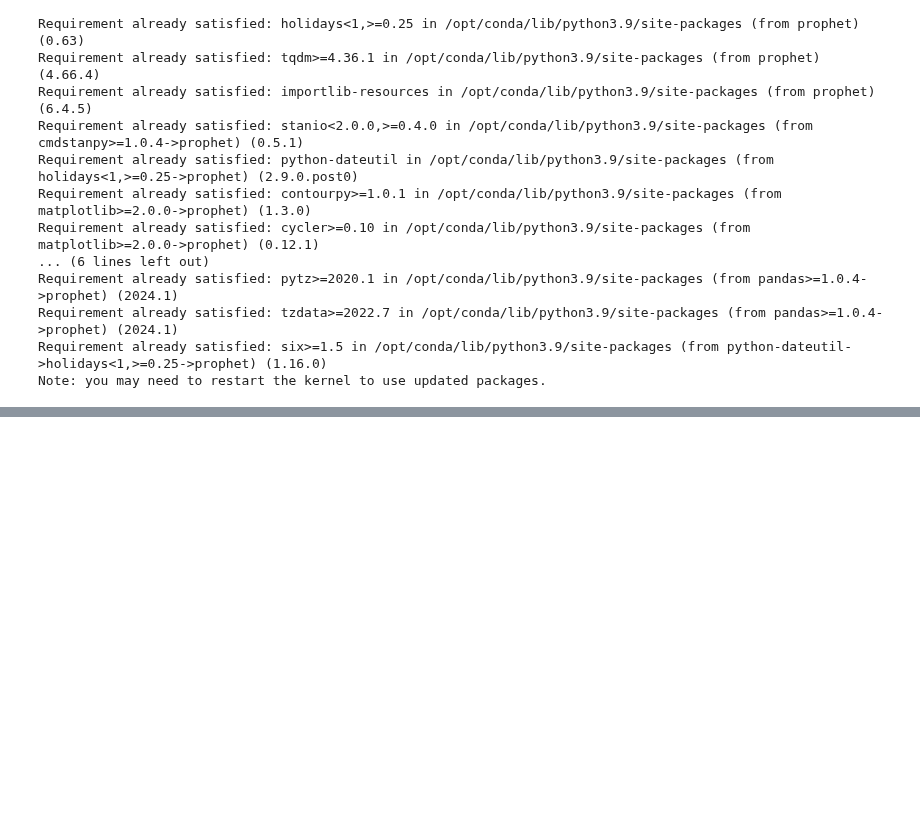
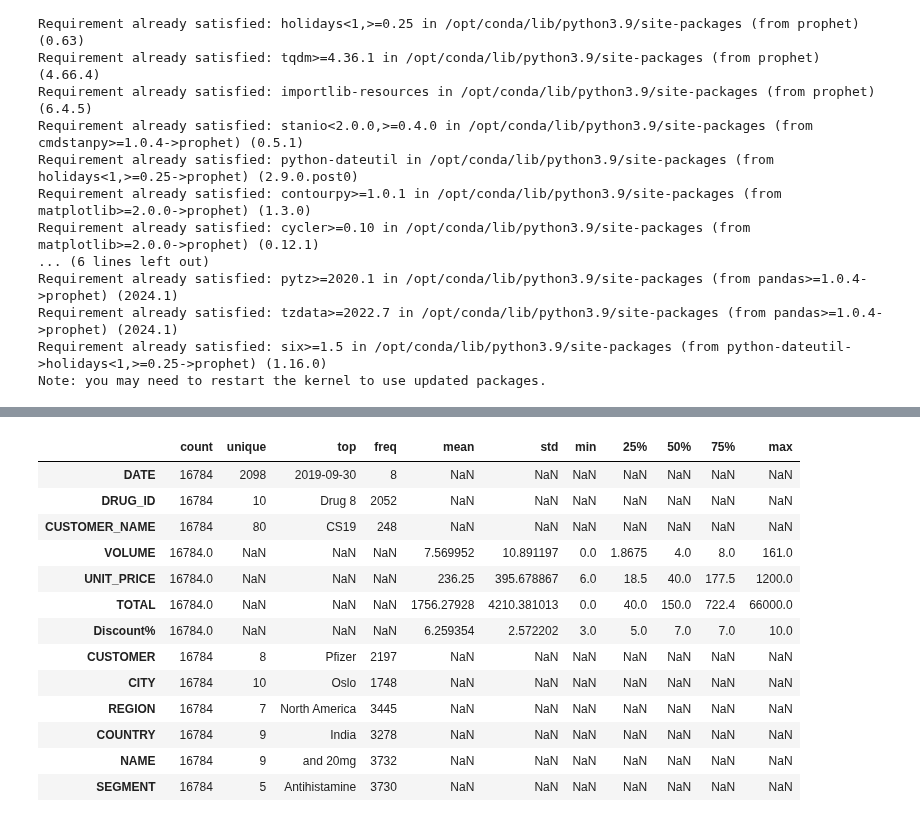
Before and after one commit to SohamLTI/Sarkar, a Jupyter notebook: Pharma Sales Data Analysis.ipynb, the cells around one changed output, grey strips where cells are left out. Drawn from its saved outputs; the diff is of its cells as text; code cells hidden in the pictures; blank space fills up the shorter version.

```diff
--- a/Pharma Sales Data Analysis.ipynb
+++ b/Pharma Sales Data Analysis.ipynb
@@ -96,0 +129,17 @@ Note: you may need to restart the kernel to use updated packages.
+# %%
+df.describe(include='all').T
+# %% [output]
+|  | count | unique | top | freq | mean | std | min | 25% | 50% | 75% | max |
+| DATE | 16784 | 2098 | 2019-09-30 | 8 | NaN | NaN | NaN | NaN | NaN | NaN | NaN |
+| DRUG_ID | 16784 | 10 | Drug 8 | 2052 | NaN | NaN | NaN | NaN | NaN | NaN | NaN |
+| CUSTOMER_NAME | 16784 | 80 | CS19 | 248 | NaN | NaN | NaN | NaN | NaN | NaN | NaN |
+| VOLUME | 16784.0 | NaN | NaN | NaN | 7.569952 | 10.891197 | 0.0 | 1.8675 | 4.0 | 8.0 | 161.0 |
+| UNIT_PRICE | 16784.0 | NaN | NaN | NaN | 236.25 | 395.678867 | 6.0 | 18.5 | 40.0 | 177.5 | 1200.0 |
+| TOTAL | 16784.0 | NaN | NaN | NaN | 1756.27928 | 4210.381013 | 0.0 | 40.0 | 150.0 | 722.4 | 66000.0 |
+| Discount% | 16784.0 | NaN | NaN | NaN | 6.259354 | 2.572202 | 3.0 | 5.0 | 7.0 | 7.0 | 10.0 |
+| CUSTOMER | 16784 | 8 | Pfizer | 2197 | NaN | NaN | NaN | NaN | NaN | NaN | NaN |
+| CITY | 16784 | 10 | Oslo | 1748 | NaN | NaN | NaN | NaN | NaN | NaN | NaN |
+| REGION | 16784 | 7 | North America | 3445 | NaN | NaN | NaN | NaN | NaN | NaN | NaN |
+| COUNTRY | 16784 | 9 | India | 3278 | NaN | NaN | NaN | NaN | NaN | NaN | NaN |
+| NAME | 16784 | 9 | and 20mg | 3732 | NaN | NaN | NaN | NaN | NaN | NaN | NaN |
+| SEGMENT | 16784 | 5 | Antihistamine | 3730 | NaN | NaN | NaN | NaN | NaN | NaN | NaN |
```
Also changed, not shown: parts of 2 cells of this notebook.
